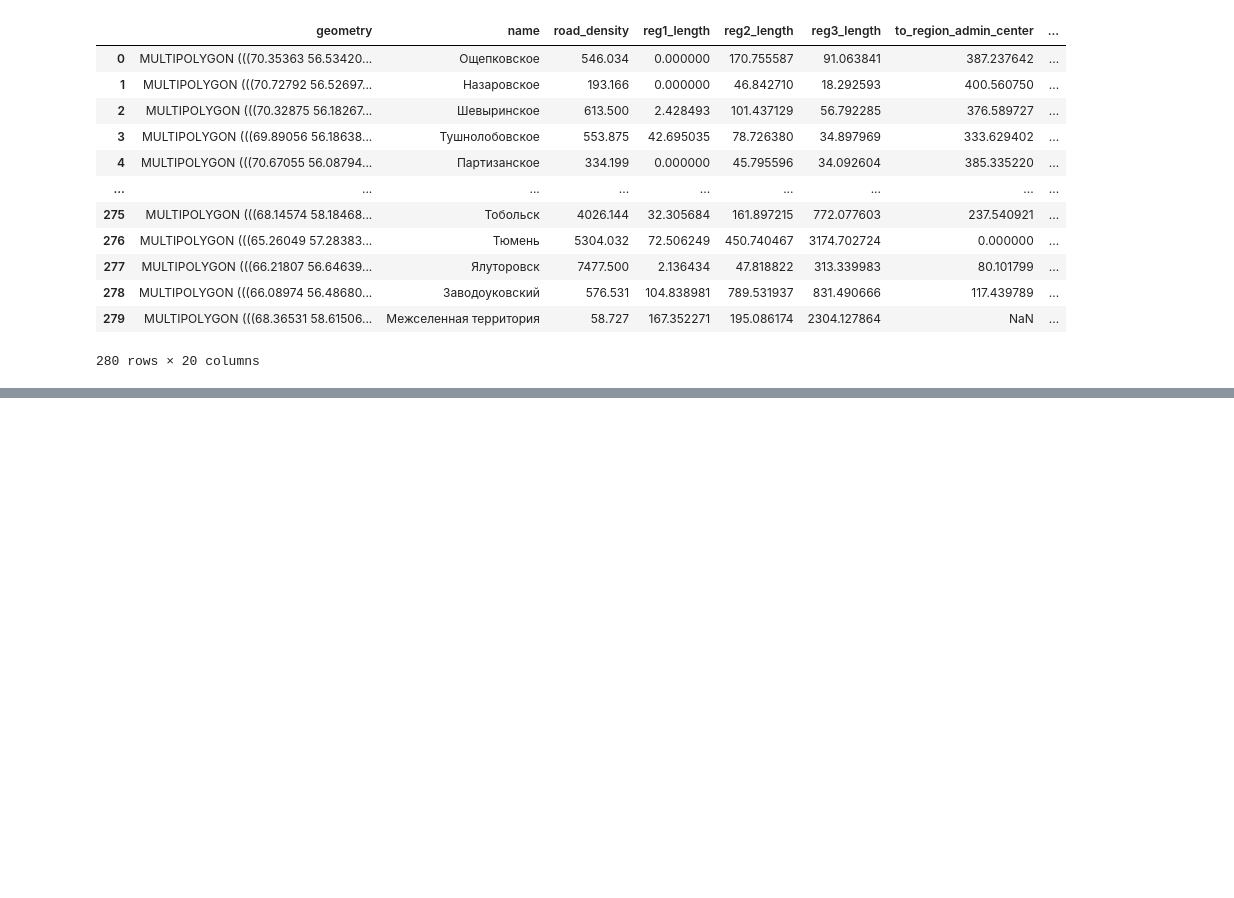
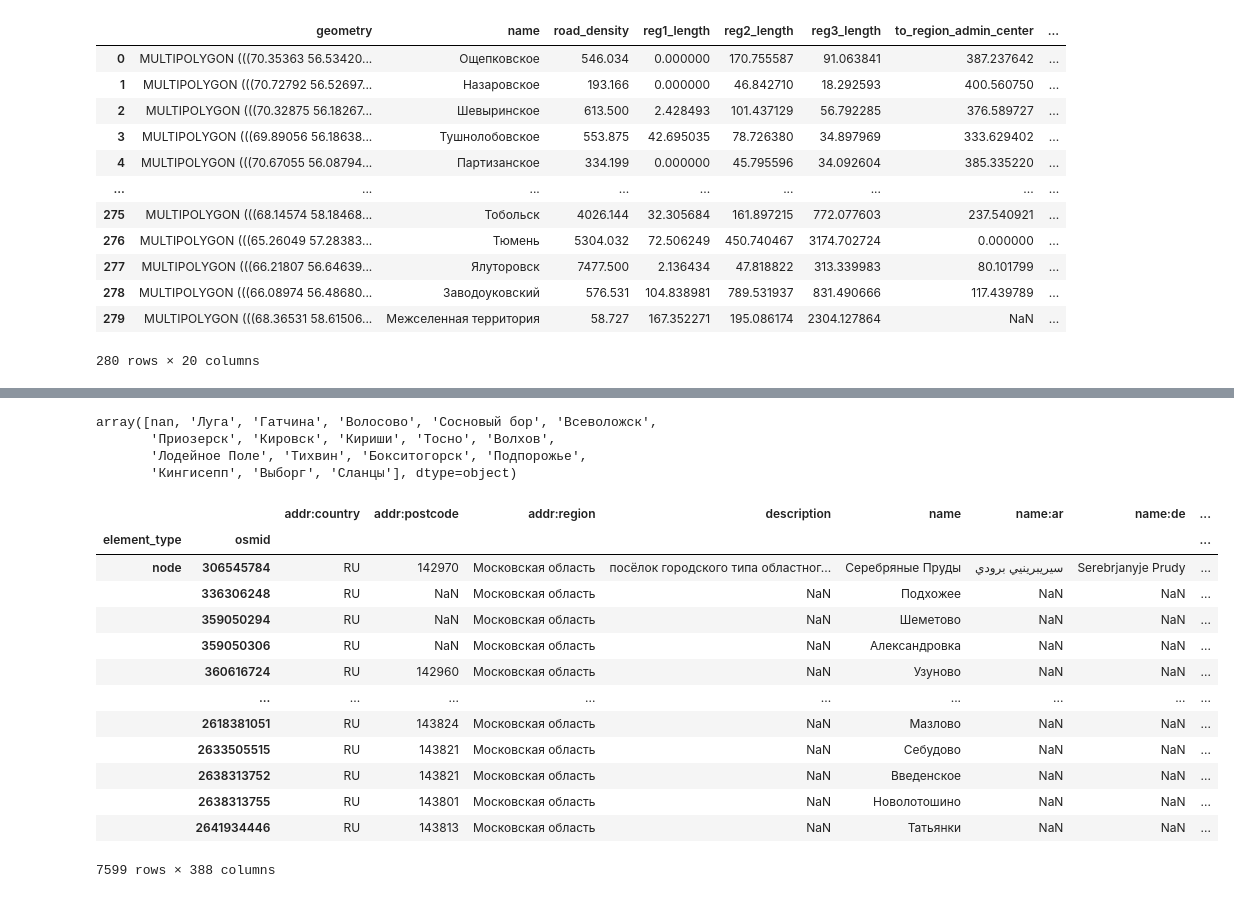
Before and after one commit to alexandermorozzov/transport_frames, a Jupyter notebook: notebooks/test_gdfs.ipynb, the cells around one changed output, grey strips where cells are left out. Saved outputs shown, nothing was run; the diff lists cells and outputs as text; code cells hidden in the pictures; blank space fills up the shorter version.

```diff
--- a/notebooks/test_gdfs.ipynb
+++ b/notebooks/test_gdfs.ipynb
@@ -342,0 +223,7 @@ def indicator_area(citygraph, area_polygons1, area_polygons2, area_polygons3, po
+# %%
+n.city_name.unique()
+# %% [output]
+array([nan, 'Луга', 'Гатчина', 'Волосово', 'Сосновый бор', 'Всеволожск',
+       'Приозерск', 'Кировск', 'Кириши', 'Тосно', 'Волхов',
+       'Лодейное Поле', 'Тихвин', 'Бокситогорск', 'Подпорожье',
+       'Кингисепп', 'Выборг', 'Сланцы'], dtype=object)
@@ -342,0 +242,23 @@ def indicator_area(citygraph, area_polygons1, area_polygons2, area_polygons3, po
+# %%
+import osmnx as ox
+import geopandas as gpd
+import pandas as pd
+
+# Определяем имя области
+reg = 'Московская область, Russia'
+
+# Загружаем границы области
+gdf = ox.geocode_to_gdf(reg)
+
+# Устанавливаем границы области как фильтр
+poly = gdf.unary_union
+
+# Загружаем точки населенных пунктов
+tags = {'place': True}
+pois = ox.geometries.geometries_from_polygon(poly, tags)
+
+# Фильтруем только узлы (точки)
+pois_nodes = pois[pois.geometry.type == 'Point']
+
+# Создаем две новые колонки, заполняя их значением False по умолчанию
+pois_nodes['is_admin_centre_district'] = False
@@ -342,0 +267,17 @@ def indicator_area(citygraph, area_polygons1, area_polygons2, area_polygons3, po
+# %%
+pois_nodes
+# %% [output]
+|  |  | addr:country | addr:postcode | addr:region | description | name | name:ar | name:de | ... |
+| element_type | osmid |  |  |  |  |  |  |  | ... |
+| node | 306545784 | RU | 142970 | Московская область | посёлок городского типа областног... | Серебряные Пруды | سيريبرينيي برودي | Serebrjanyje Prudy | ... |
+|  | 336306248 | RU | NaN | Московская область | NaN | Подхожее | NaN | NaN | ... |
+|  | 359050294 | RU | NaN | Московская область | NaN | Шеметово | NaN | NaN | ... |
+|  | 359050306 | RU | NaN | Московская область | NaN | Александровка | NaN | NaN | ... |
+|  | 360616724 | RU | 142960 | Московская область | NaN | Узуново | NaN | NaN | ... |
+|  | ... | ... | ... | ... | ... | ... | ... | ... | ... |
+|  | 2618381051 | RU | 143824 | Московская область | NaN | Мазлово | NaN | NaN | ... |
+|  | 2633505515 | RU | 143821 | Московская область | NaN | Себудово | NaN | NaN | ... |
+|  | 2638313752 | RU | 143821 | Московская область | NaN | Введенское | NaN | NaN | ... |
+|  | 2638313755 | RU | 143801 | Московская область | NaN | Новолотошино | NaN | NaN | ... |
+|  | 2641934446 | RU | 143813 | Московская область | NaN | Татьянки | NaN | NaN | ... |
+7599 rows × 388 columns
```
Also changed, not shown: parts of 18 cells of this notebook, 1 other file.
